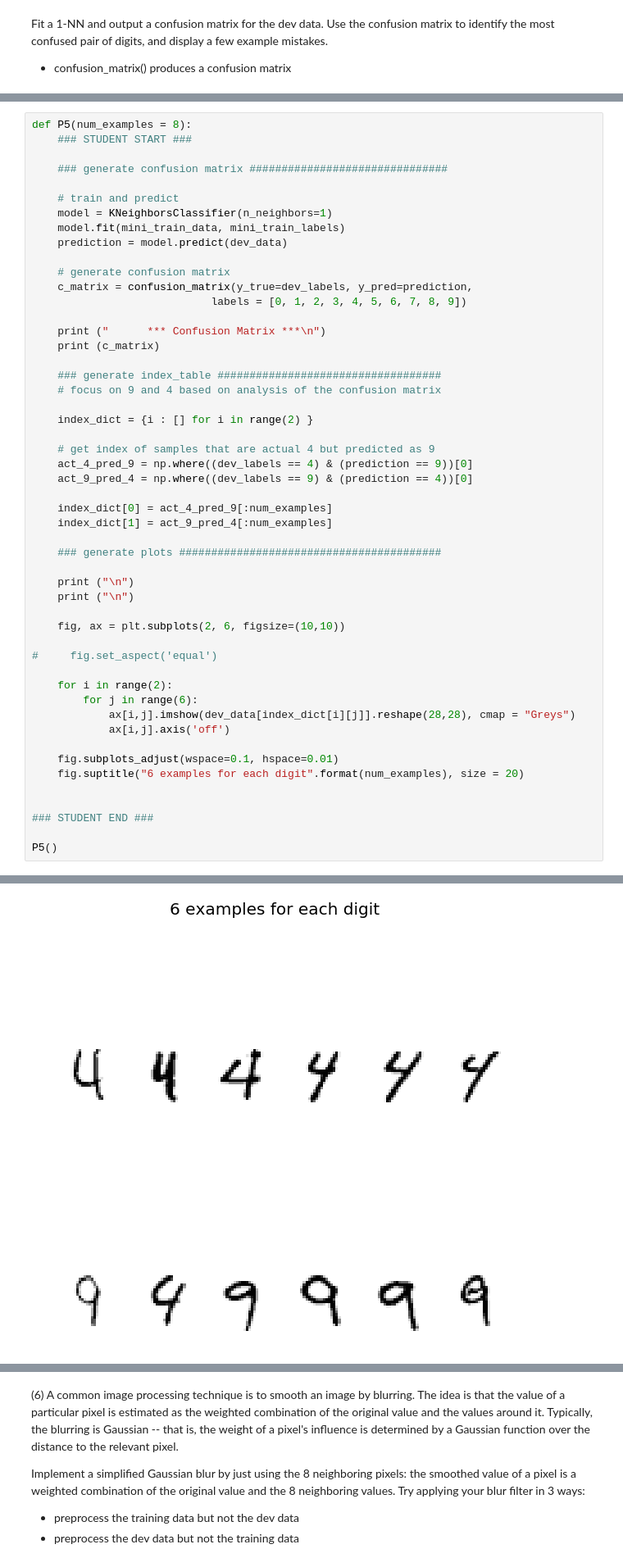
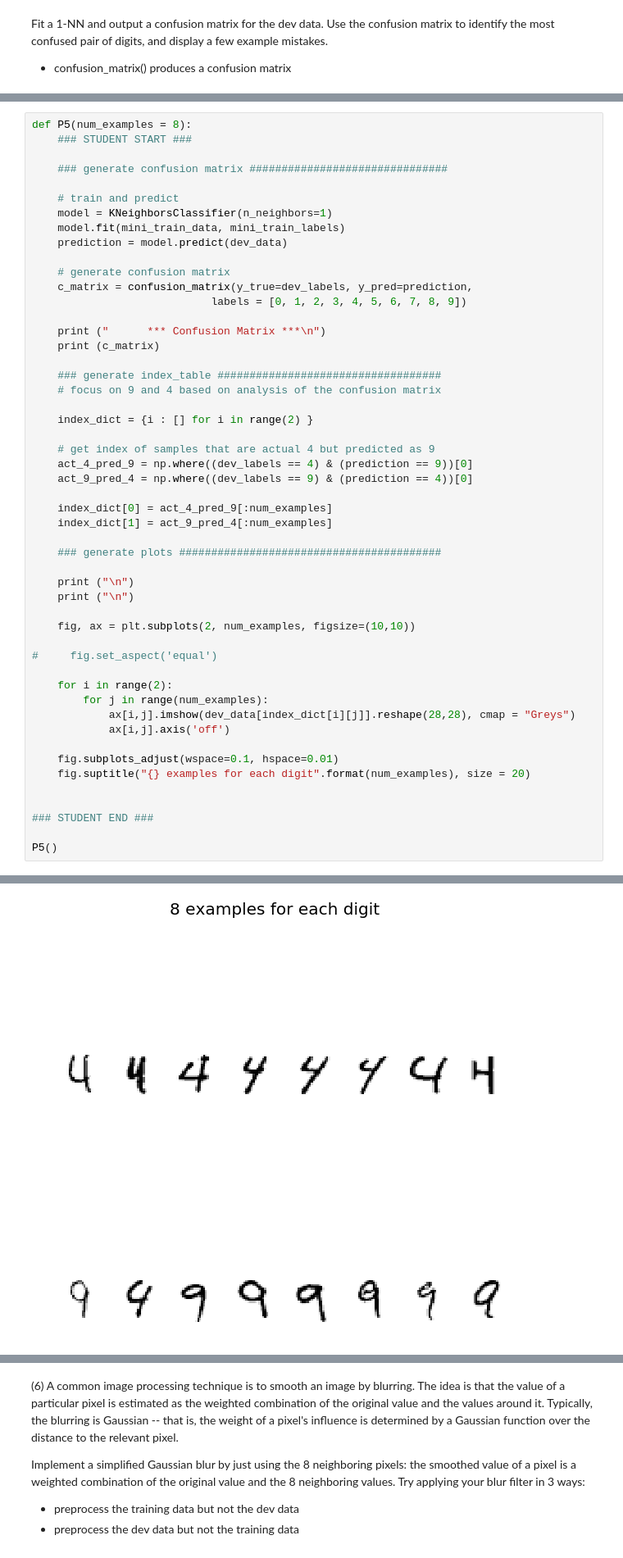
Before and after one commit to K-AlfredIwasaki/study_notes, a Jupyter notebook: W207_MACHINE_LEARNING/projects/K_Iwasaki_p1.ipynb, the cells around one changed output, grey strips where cells are left out. Shown: that part at 82% size. Cells and saved outputs as stored; diff of their text form.

```diff
--- a/W207_MACHINE_LEARNING/projects/K_Iwasaki_p1.ipynb
+++ b/W207_MACHINE_LEARNING/projects/K_Iwasaki_p1.ipynb
@@ -387,34 +386,34 @@ def P5(num_examples = 8):
 
     print ("\n")
     print ("\n")
 
-    fig, ax = plt.subplots(2, 6, figsize=(10,10))
+    fig, ax = plt.subplots(2, num_examples, figsize=(10,10))
 
 #     fig.set_aspect('equal')
 
     for i in range(2):
-        for j in range(6):
+        for j in range(num_examples):
             ax[i,j].imshow(dev_data[index_dict[i][j]].reshape(28,28), cmap = "Greys")
             ax[i,j].axis('off')
 
     fig.subplots_adjust(wspace=0.1, hspace=0.01)
-    fig.suptitle("6 examples for each digit".format(num_examples), size = 20)
+    fig.suptitle("{} examples for each digit".format(num_examples), size = 20)
 
 
 ### STUDENT END ###
 
 P5()
 # %% [output]
       *** Confusion Matrix ***
 
 [[ 97   0   0   0   0   0   2   0   0   0]
  [  0 105   0   0   0   0   0   0   0   0]
  [  4   4  81   4   0   0   0   4   3   2]
  [  1   0   0  75   0   3   0   3   1   3]
  [  0   2   0   0  85   0   3   0   0  14]
  [  2   0   0   9   0  76   0   1   1   2]
  [  1   1   1   0   1   0  94   0   0   0]
  [  1   4   0   1   1   0   0 104   0   2]
  [  0   2   0   5   0   2   1   0  84   2]
  [  1   0   0   3   9   1   0   5   0  87]]
-[figure, old version]
+[figure, new version]
```
Also changed, not shown: parts of 35 cells of this notebook.
